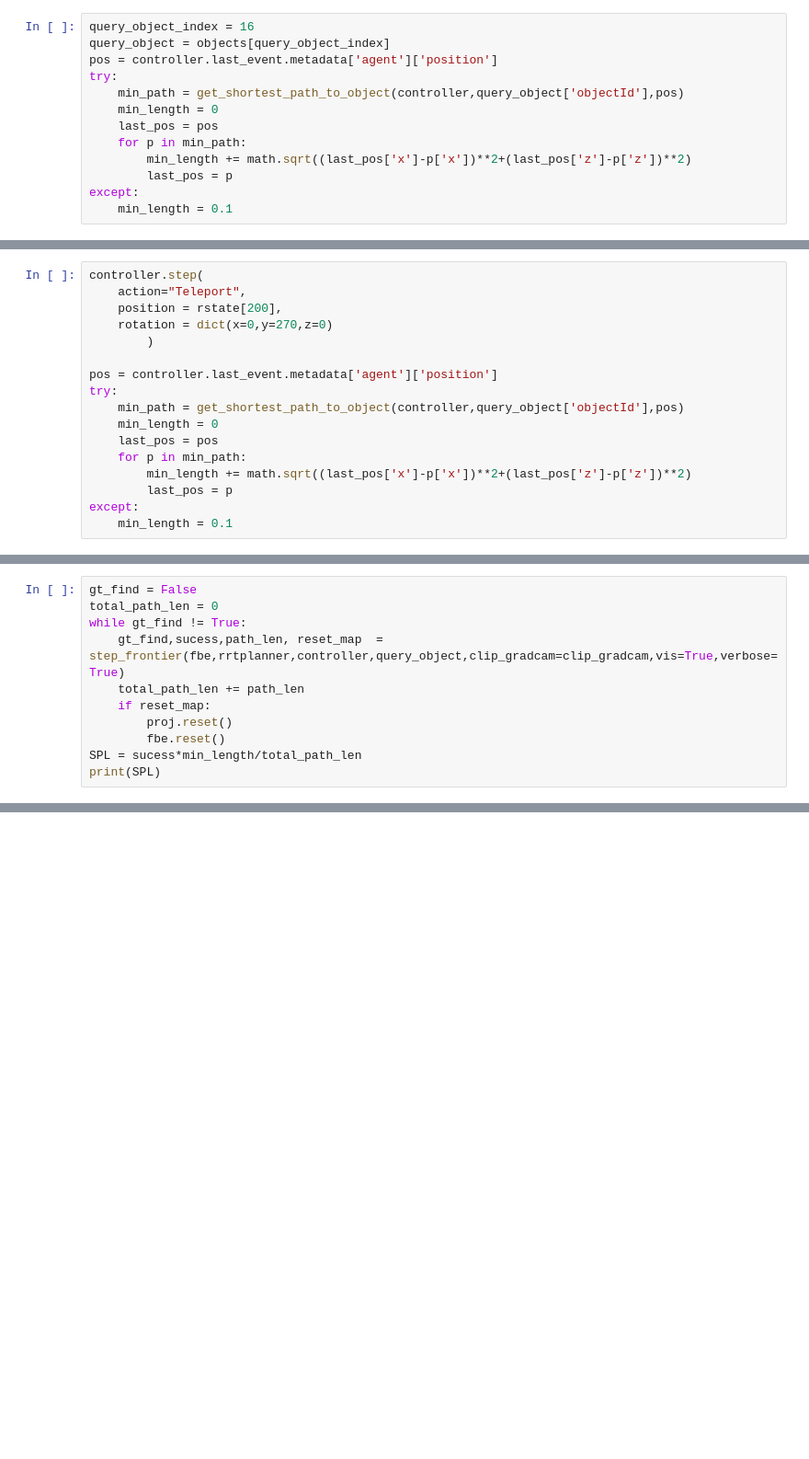
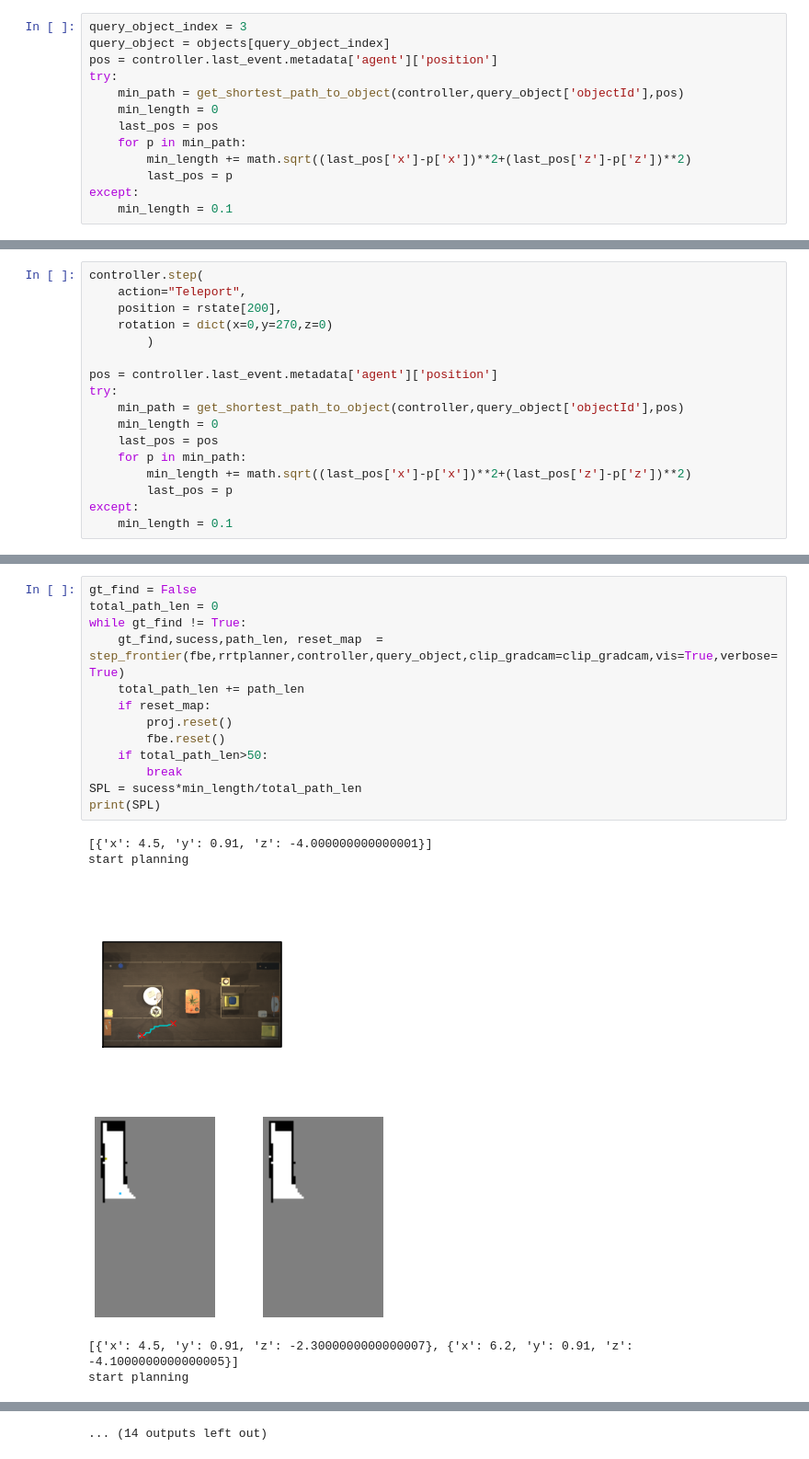
Before and after one commit to jeongeun980906/CoW-Reproduce, a Jupyter notebook: demo.ipynb, the cells around one changed output, grey strips where cells are left out. Shown at 92% size. Cells and saved outputs as stored; diff of their text form; blank space fills up the shorter version.

```diff
--- a/demo.ipynb
+++ b/demo.ipynb
@@ -104,5 +106,5 @@ Object Metadata. Not showing objectOrientedBoundingBox, axisAlignedBoundingBox,
 # %%
-query_object_index = 16
+query_object_index = 3
 query_object = objects[query_object_index]
 pos = controller.last_event.metadata['agent']['position']
 try:
@@ -172,11 +176,20 @@ print(new_query_object_name)
 # %%
 gt_find = False
 total_path_len = 0
 while gt_find != True:
     gt_find,sucess,path_len, reset_map  = step_frontier(fbe,rrtplanner,controller,query_object,clip_gradcam=clip_gradcam,vis=True,verbose=True)
     total_path_len += path_len
     if reset_map:
         proj.reset()
         fbe.reset()
+    if total_path_len>50:
+        break
 SPL = sucess*min_length/total_path_len
 print(SPL)
+# %% [output]
+[{'x': 4.5, 'y': 0.91, 'z': -4.000000000000001}]
+start planning
+[figure, added]
+[figure, added]
+[{'x': 4.5, 'y': 0.91, 'z': -2.3000000000000007}, {'x': 6.2, 'y': 0.91, 'z': -4.1000000000000005}]
+start planning
@@ -182,0 +206 @@ print(SPL)
+... (14 outputs left out)
```
Also changed, not shown: parts of 6 cells of this notebook, 3 other files.
